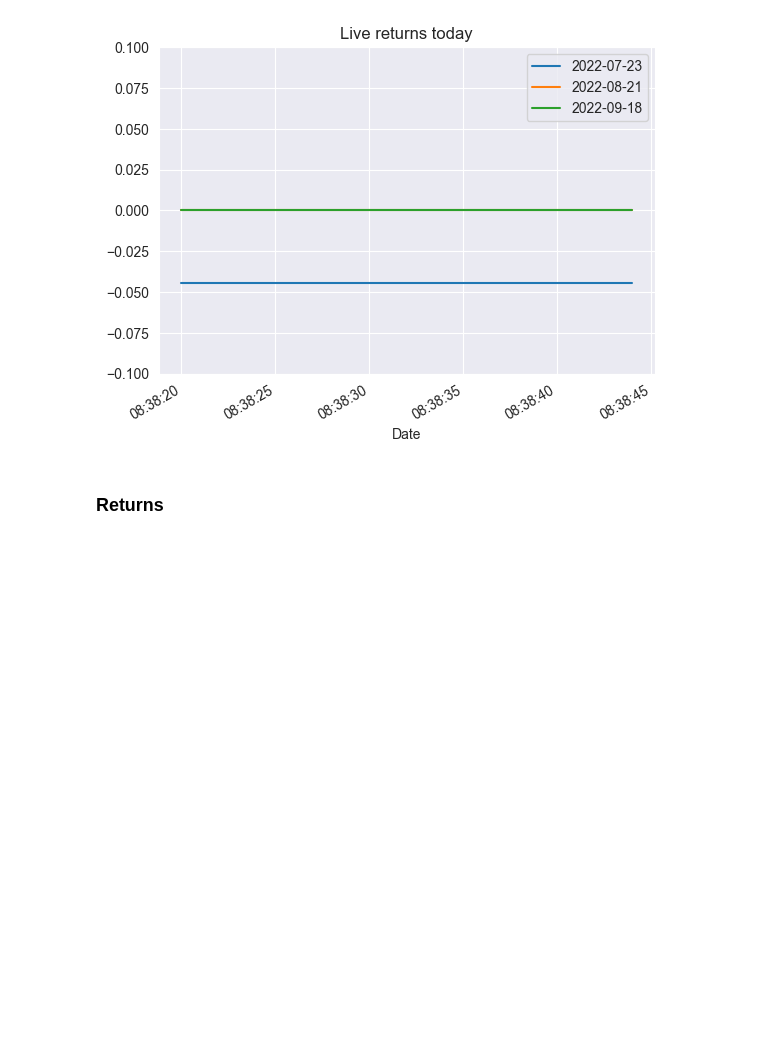
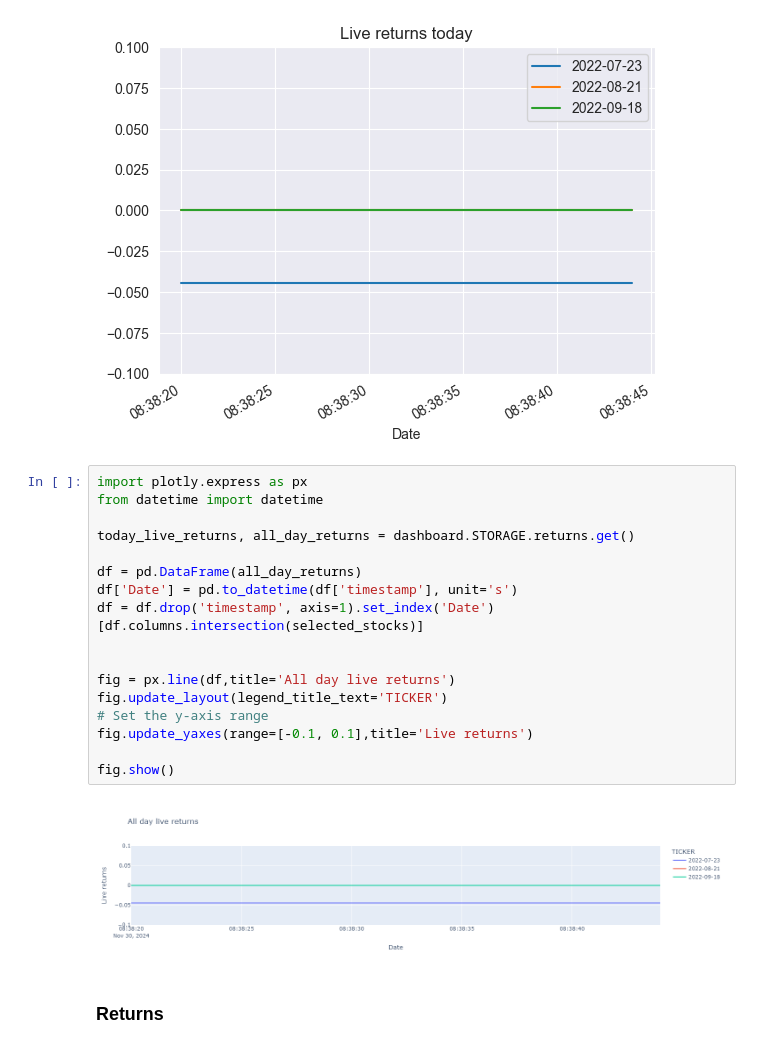
Before and after one commit to taiwofasae/algo-trading-m6, a Jupyter notebook: Dashboard.ipynb, the cells around one changed output. Saved outputs shown, nothing was run; the diff lists cells and outputs as text; blank space fills up the shorter version.

```diff
--- a/Dashboard.ipynb
+++ b/Dashboard.ipynb
@@ -65,6 +110,25 @@ ax.set_ylim(-0.1, 0.1)
 # %% [output]
 (-0.1, 0.1)
 [figure]
+# %%
+import plotly.express as px
+from datetime import datetime
+
+today_live_returns, all_day_returns = dashboard.STORAGE.returns.get()
+
+df = pd.DataFrame(all_day_returns)
+df['Date'] = pd.to_datetime(df['timestamp'], unit='s')
+df = df.drop('timestamp', axis=1).set_index('Date')[df.columns.intersection(selected_stocks)]
+
+
+fig = px.line(df,title='All day live returns')
+fig.update_layout(legend_title_text='TICKER')
+# Set the y-axis range
+fig.update_yaxes(range=[-0.1, 0.1],title='Live returns')
+
+fig.show()
+# %% [output]
+[figure, added]
 # %% [markdown]
 ### Returns
 # %%
```
Also changed, not shown: parts of 4 cells of this notebook, 7 other files.
